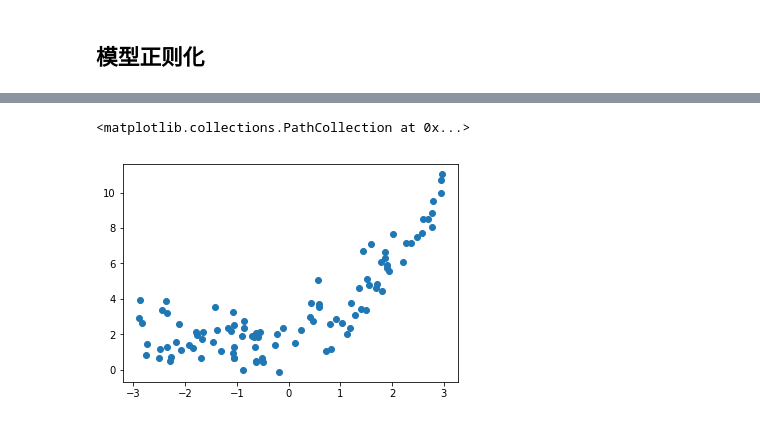
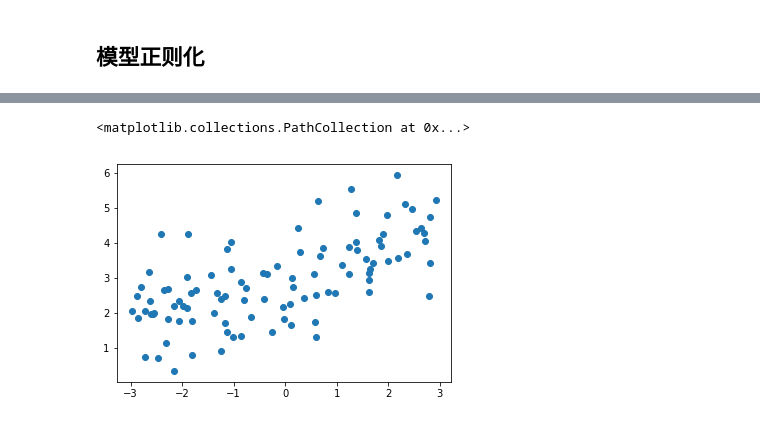
Before and after one commit to coderzc/machine_learning, a Jupyter notebook: jupyter/polynomial_regression/5_model_regularization.ipynb, the cells around one changed output, grey strips where cells are left out. Drawn from its saved outputs; the diff is of its cells as text; code cells hidden in the pictures.

```diff
--- a/jupyter/polynomial_regression/5_model_regularization.ipynb
+++ b/jupyter/polynomial_regression/5_model_regularization.ipynb
@@ -6,11 +11,12 @@
 import numpy as np
 import matplotlib.pyplot as plt
 # %%
+np.random.seed(42)
 x = np.random.uniform(-3,3,size=100)
 X = x.reshape(-1,1)
-y = 0.5 * x**2 + x + 2 + np.random.normal(0,1,size=100)
+y = 0.5 * x + 3 + np.random.normal(0,1,size=100)
 plt.scatter(x,y)
 plt.show()
 # %% [output]
 <matplotlib.collections.PathCollection at 0x...>
-[figure, old version]
+[figure, new version]
```
Also changed, not shown: parts of 14 cells of this notebook, 2 other files.
